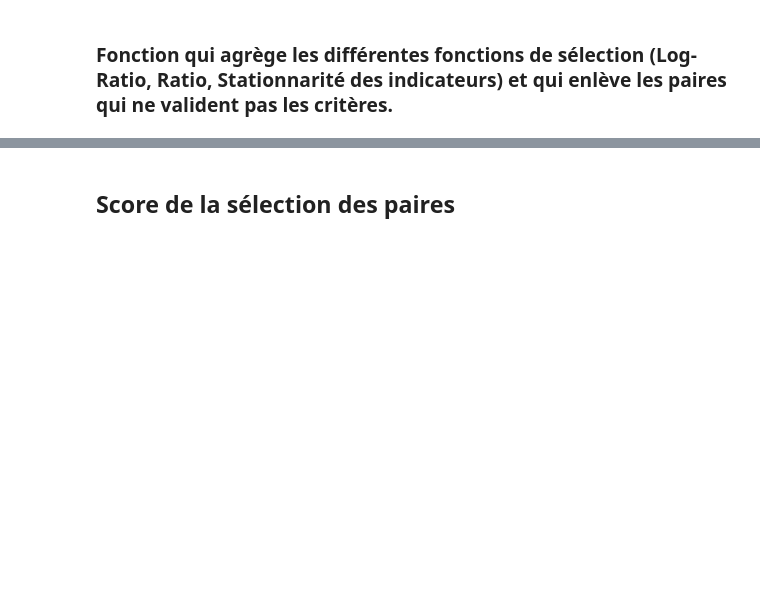
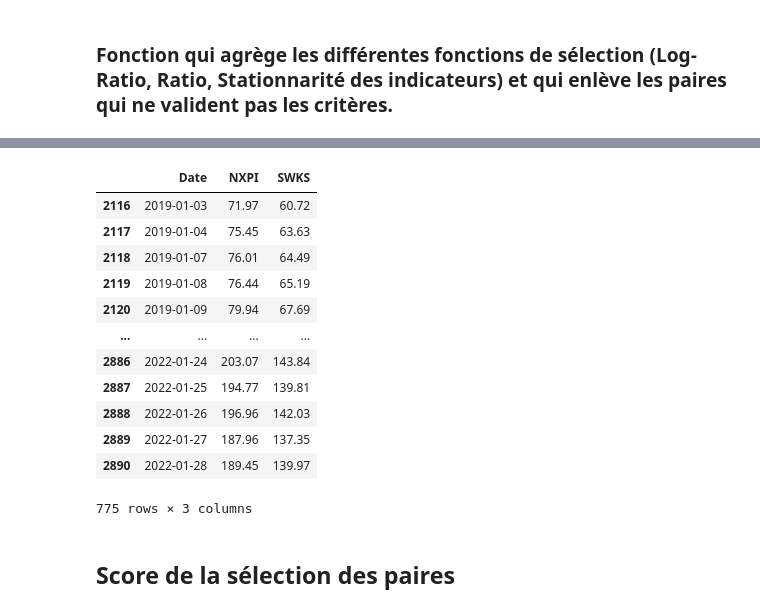
Before and after one commit to ArthurVinot/PI2, a Jupyter notebook: Code_Presentation.ipynb, the cells around one changed output, grey strips where cells are left out. Saved outputs shown, nothing was run; the diff lists cells and outputs as text; code cells hidden in the pictures; blank space fills up the shorter version.

```diff
--- a/Code_Presentation.ipynb
+++ b/Code_Presentation.ipynb
@@ -305,9 +307,11 @@ def sep_tableau_train_test(df):    # Séparation entre les données de test et d
         sub_train = []
         sub_test = []
         for j in range(len(df[i])):
-            long = df[i][j].shape[0]
-            sub_train.append(df[i][j].iloc[0 : int(long/2)])   #int(long/2)
-            sub_test.append(df[i][j].iloc[int(long/2) : long-1])
+            if (df[i][j].Date.iloc[0] <= train_start_date):
+                train_date = (df[i][j]['Date'] > train_start_date) & (df[i][j]['Date'] < train_end_date)
+                test_date = (df[i][j]['Date'] > test_start_date)
+                sub_train.append(df[i][j].loc[train_date])
+                sub_test.append(df[i][j].loc[test_date])
         train.append(sub_train)
         test.append(sub_test)
     train_df = copy.deepcopy(train)
@@ -315,3 +319,10 @@ def sep_tableau_train_test(df):    # Séparation entre les données de test et d
     return train_df, test_df
 # %%
 train, test = sep_tableau_train_test(df_combi)
+# %%
+### Calcul du nombre de Paires crées
+
+nb = 0
+for i in range(len(train)):
+    nb += len(train[i])
+"Nombre de paires = " + str(nb)   # Nombre de paires
@@ -368,7 +381,7 @@ def add_ratios(df):
 def drop_faible_coint(train, threshold):    # Retourne une liste par secteur de paires suffisament cointégrés
     train_copy = []
     for i in range(len(train)):
-        train_copy.append([x for x in train[i] if x['Cointégration'][0] < threshold])
+        train_copy.append([x for x in train[i] if x['Cointégration'].iloc[0] < threshold])
     for x in train_copy:
         if x == []:
             train_copy.remove([])
@@ -382,13 +395,13 @@ def drop_faible_statio(df_combi, threshold):    # Retourne une liste par secteur
     count_log = 0
     same = 0
     for i in range(len(df_combi)):
-        df_combi_copy.append([x for x in df_combi[i] if (x['Statio_Log_Ratio'][0] < threshold)])
+        df_combi_copy.append([x for x in df_combi[i] if (x['Statio_Log_Ratio'].iloc[0] < threshold)])
         for x in df_combi[i]:
-            if x['Statio_Ratio'][0] < threshold:     # On compte le nombre de stationnarité acceptable entre le ratio classique et le log_ratio
+            if x['Statio_Ratio'].iloc[0] < threshold:     # On compte le nombre de stationnarité acceptable entre le ratio classique et le log_ratio
                 count_ratio += 1
-            if x['Statio_Log_Ratio'][0] < threshold:
+            if x['Statio_Log_Ratio'].iloc[0] < threshold:
                 count_log += 1
-            if x['Statio_Log_Ratio'][0] < threshold and x['Statio_Ratio'][0] < threshold:
+            if x['Statio_Log_Ratio'].iloc[0] < threshold and x['Statio_Ratio'].iloc[0] < threshold:
                 same += 1
     return [[x for x in groupe] for groupe in df_combi_copy if groupe != []], count_ratio, count_log, same
 # %% [markdown]
@@ -423,5 +459,21 @@ train, ratio_score, log_score, same = pair_selection(train)
 # %%
 test = test_selection(train, test)
+# %%
+test[0][0]
+# %% [output]
+|  | Date | NXPI | SWKS |
+| 2116 | 2019-01-03 | 71.97 | 60.72 |
+| 2117 | 2019-01-04 | 75.45 | 63.63 |
+| 2118 | 2019-01-07 | 76.01 | 64.49 |
+| 2119 | 2019-01-08 | 76.44 | 65.19 |
+| 2120 | 2019-01-09 | 79.94 | 67.69 |
+| ... | ... | ... | ... |
+| 2886 | 2022-01-24 | 203.07 | 143.84 |
+| 2887 | 2022-01-25 | 194.77 | 139.81 |
+| 2888 | 2022-01-26 | 196.96 | 142.03 |
+| 2889 | 2022-01-27 | 187.96 | 137.35 |
+| 2890 | 2022-01-28 | 189.45 | 139.97 |
+775 rows × 3 columns
 # %% [markdown]
 ## Score de la sélection des paires
 # %%
```
Also changed, not shown: parts of 28 cells of this notebook.
